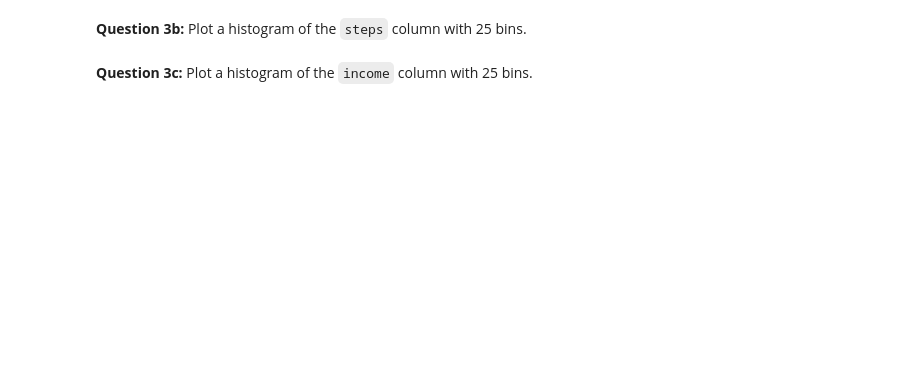
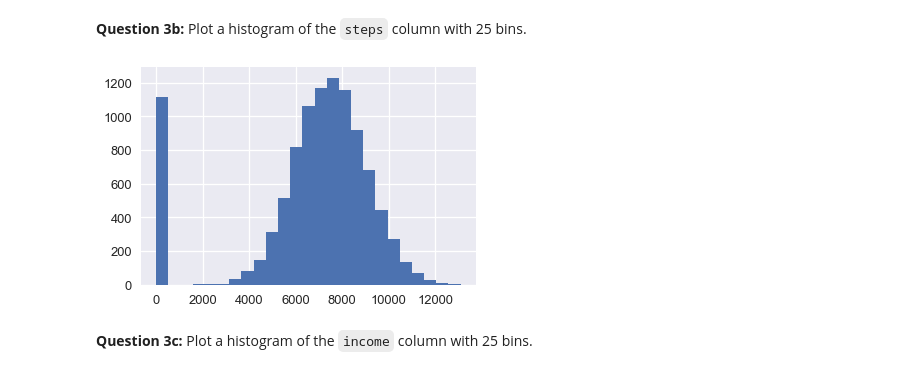
Before and after one commit to plagoc/COGS108Assignments, a Jupyter notebook: A2/A2_DataExploration.ipynb, the cells around one changed output. Drawn from its saved outputs; the diff is of its cells as text; code cells hidden in the pictures; blank space fills up the shorter version.

```diff
--- a/A2/A2_DataExploration.ipynb
+++ b/A2/A2_DataExploration.ipynb
@@ -243,3 +237,8 @@ f2 = plt.gcf()
+# %%
+df.steps.hist(bins=25)
+f2 = plt.gcf()
+# %% [output]
+[figure, added]
 # %%
 # Tests for 3b
 
```
Also changed, not shown: parts of 24 cells of this notebook.
